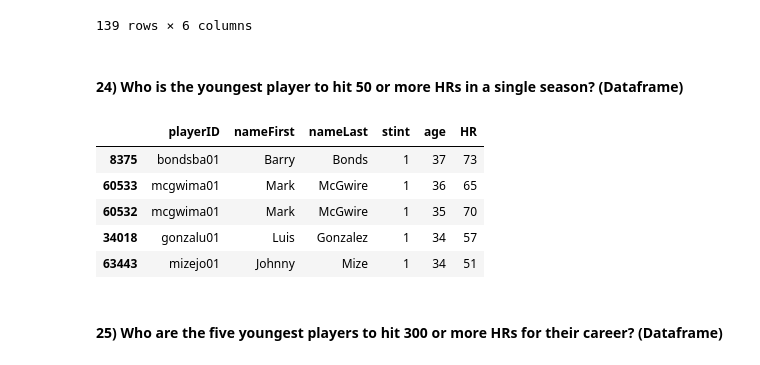
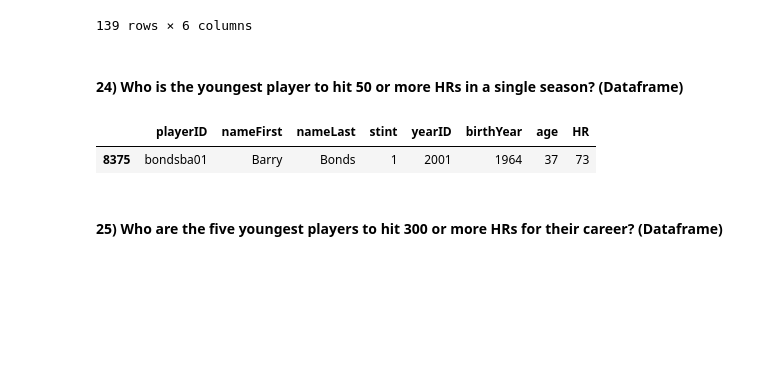
Before and after one commit to Niceboat168/Assignment, a Jupyter notebook: BUAN6340_Minxiang_Yao_Assignment1.ipynb, the cells around one changed output. Saved outputs shown, nothing was run; the diff lists cells and outputs as text; code cells hidden in the pictures; blank space fills up the shorter version.

```diff
--- a/BUAN6340_Minxiang_Yao_Assignment1.ipynb
+++ b/BUAN6340_Minxiang_Yao_Assignment1.ipynb
@@ -349,16 +359,12 @@ df23[(df23['yearID']==2012) & (df23['PA']>=500) & (df23['HR']>mean)]
 # %%
 df['age'] = df['yearID']-df['birthYear']
 # %%
-dfplayer = df.groupby(['playerID','nameFirst','nameLast','stint','age'],as_index = False).agg({'HR':sum})
+dfplayer = df.groupby(['playerID','nameFirst','nameLast','stint','yearID','birthYear','age'],as_index = False).agg({'HR':sum})
 # %%
-dfplayer[dfplayer['HR']>=50].sort_values(by='age',ascending=False).head(5)
+dfplayer[dfplayer['HR']>=50].sort_values(by='age',ascending=False).head(1)
 # %% [output]
-|  | playerID | nameFirst | nameLast | stint | age | HR |
-| 8375 | bondsba01 | Barry | Bonds | 1 | 37 | 73 |
-| 60533 | mcgwima01 | Mark | McGwire | 1 | 36 | 65 |
-| 60532 | mcgwima01 | Mark | McGwire | 1 | 35 | 70 |
-| 34018 | gonzalu01 | Luis | Gonzalez | 1 | 34 | 57 |
-| 63443 | mizejo01 | Johnny | Mize | 1 | 34 | 51 |
+|  | playerID | nameFirst | nameLast | stint | yearID | birthYear | age | HR |
+| 8375 | bondsba01 | Barry | Bonds | 1 | 2001 | 1964 | 37 | 73 |
 # %% [markdown]
 #### 25) Who are the five youngest players to hit 300 or more HRs for their career? (Dataframe)
 # %%
```
Also changed, not shown: parts of 9 cells of this notebook.
